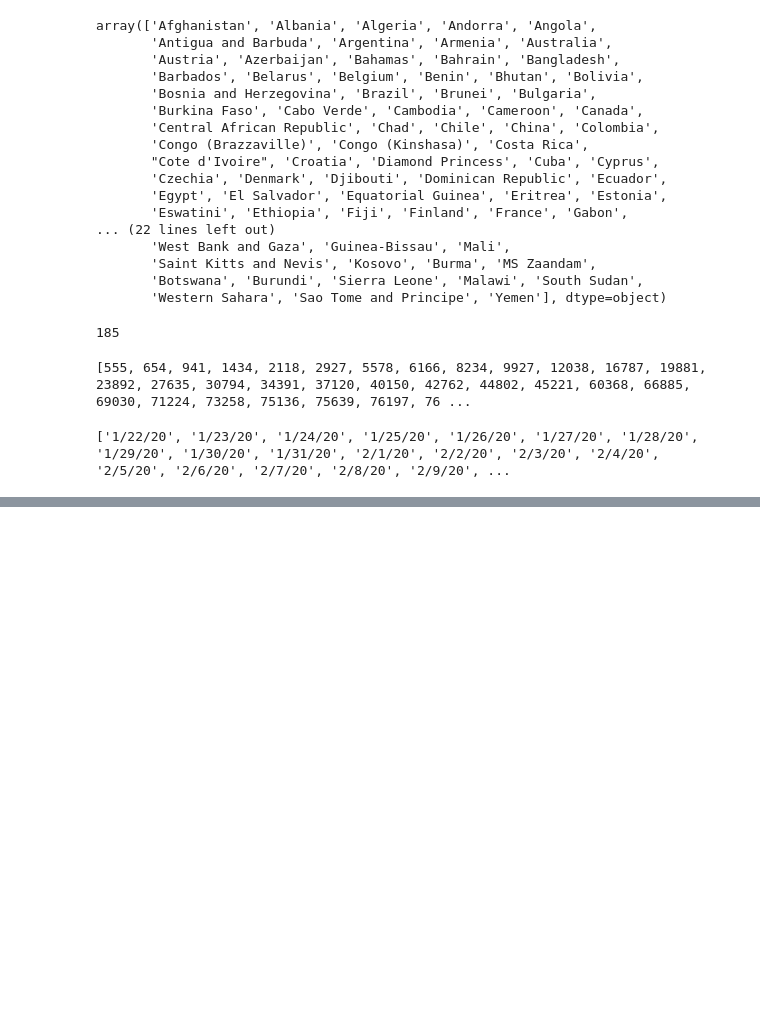
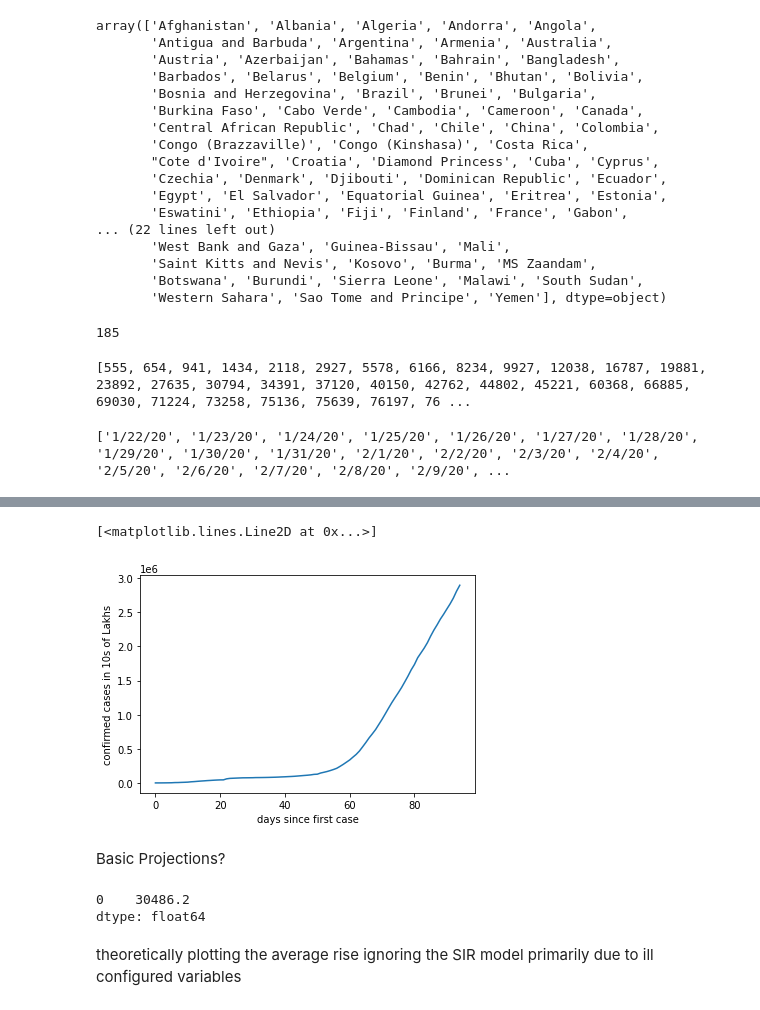
Before and after one commit to RahulBatra065/Report-on-Covid-19, a Jupyter notebook: nb.ipynb, the cells around one changed output, grey strips where cells are left out. Drawn from its saved outputs; the diff is of its cells as text; code cells hidden in the pictures; blank space fills up the shorter version.

```diff
--- a/nb.ipynb
+++ b/nb.ipynb
@@ -136,0 +107,27 @@ TypeError: unsupported operand type(s) for -: 'str' and 'str'
+# %%
+from datetime import time
+#making the x axis readable
+dates_list = [datetime.strptime(date, '%m/%d/%y').date() for date in dates]
+delta_days = []
+for i in range(len(dates_list)):
+    x = dates_list[i]-dates_list[0]
+    delta_days.append(x.days)
+plt.xlabel('days since first case')
+plt.ylabel('confirmed cases in 10s of Lakhs')
+
+
+plt.plot(delta_days,agg_deaths, label='global')
+# %% [output]
+[<matplotlib.lines.Line2D at 0x...>]
+[figure, added]
+# %% [markdown]
+Basic Projections?
+# %%
+avg_rise = pd.DataFrame(agg_deaths).diff()
+print(avg_rise.sum()/len(avg_rise))
+#average rise of 30,486 cases per day globally with a mix of alpha changes (restrictions of movement)
+# %% [output]
+0    30486.2
+dtype: float64
+# %% [markdown]
+theoretically plotting the average rise ignoring the SIR model primarily due to ill configured variables
```
Also changed, not shown: parts of 3 cells of this notebook.
